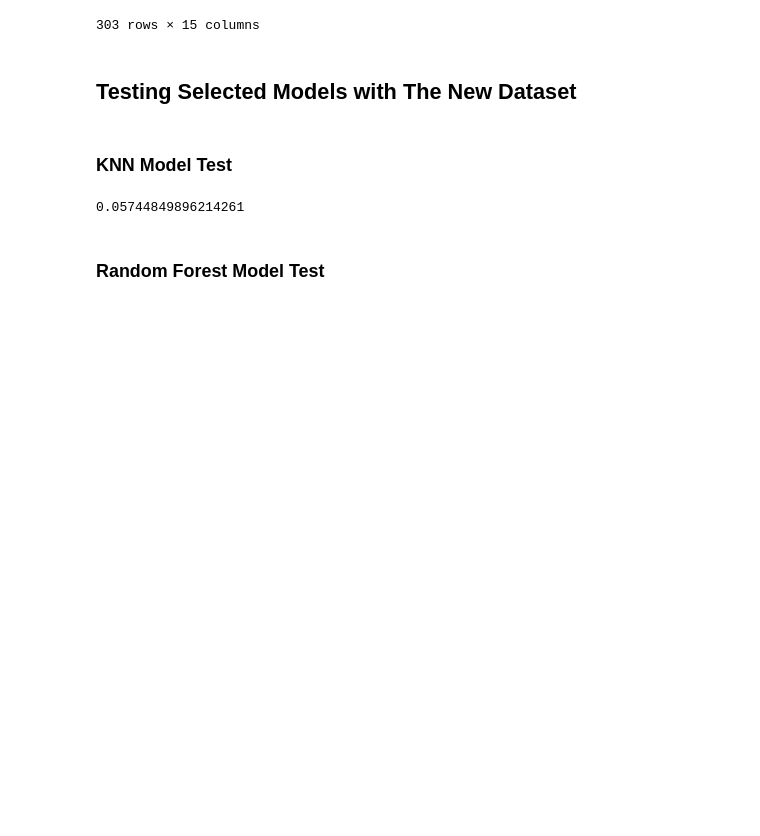
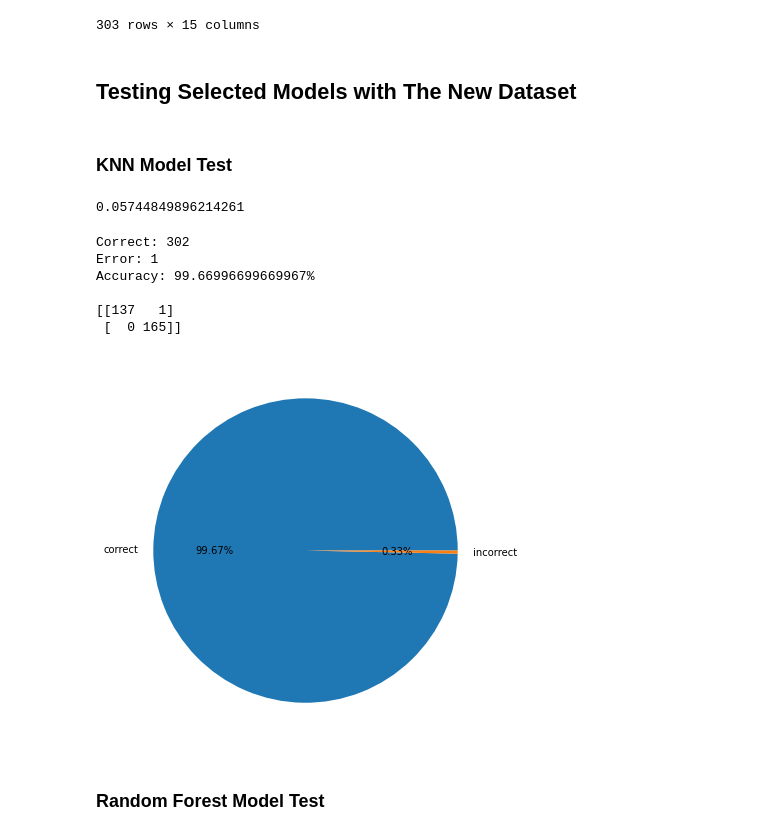
Before and after one commit to dustyRAIN/cse299-summer_2020-machine_learning, a Jupyter notebook: Heart Disease Prediction.ipynb, the cells around one changed output. Cells and saved outputs as stored; diff of their text form; code cells hidden in the pictures; blank space fills up the shorter version.

```diff
--- a/Heart Disease Prediction.ipynb
+++ b/Heart Disease Prediction.ipynb
@@ -465,6 +499,16 @@ df2
 test_model(knnModel, df2)
 # %% [output]
 0.05744849896214261
+# %%
+basic_evaluation(knnModel, df2)
+# %% [output]
+Correct: 302
+Error: 1
+Accuracy: 99.66996699669967%
+
+[[137   1]
+ [  0 165]]
+[figure, added]
 # %% [markdown]
 ### Random Forest Model Test
 # %%
```
Also changed, not shown: parts of 22 cells of this notebook, 3 other files.
